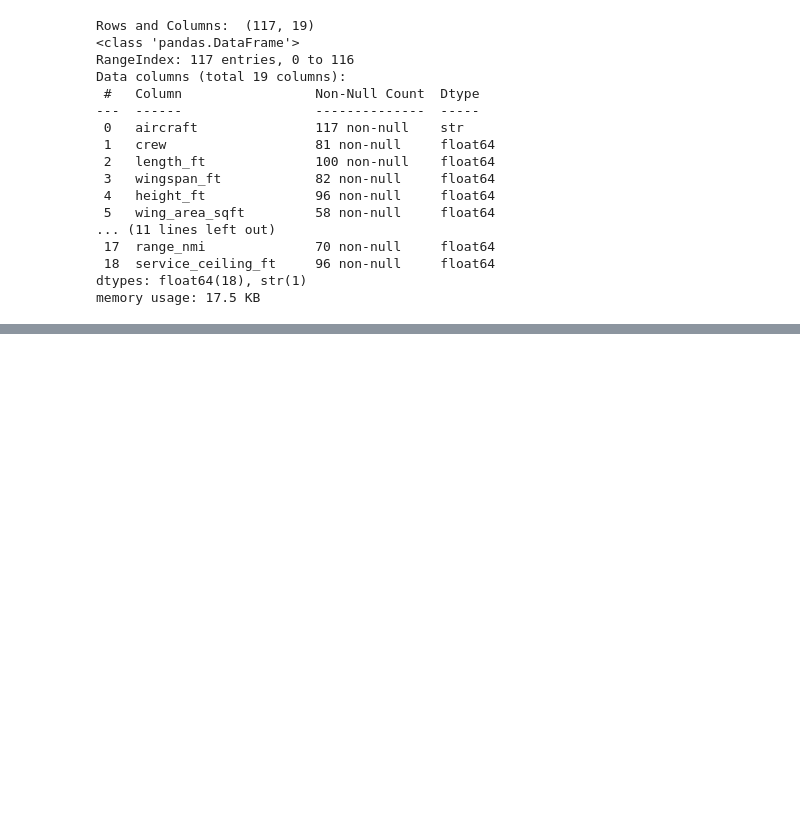
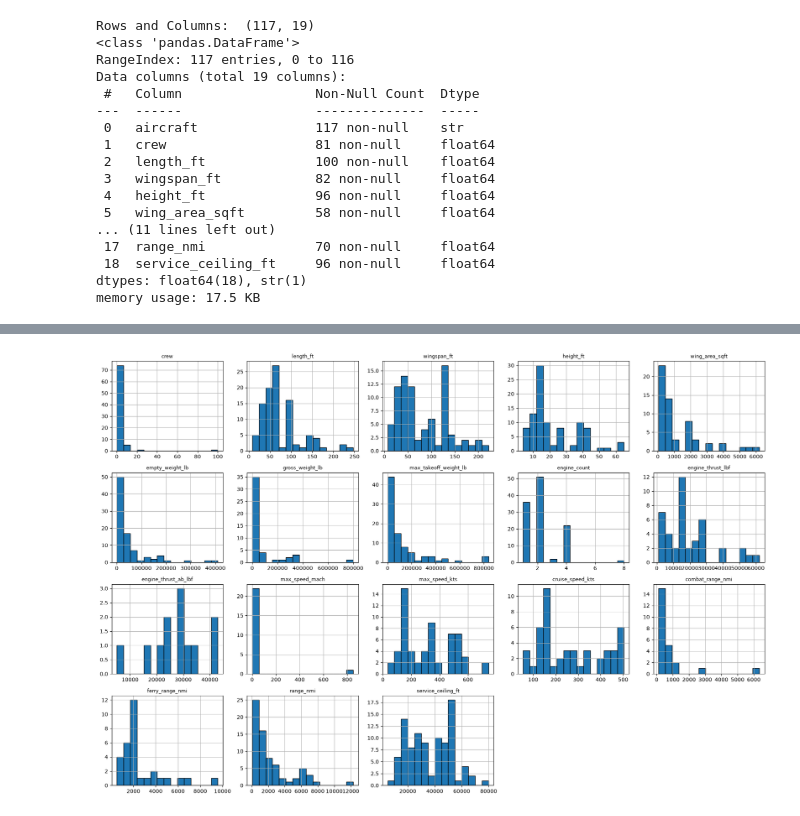
Before and after one commit to jessingit5/FlightEnvelopePredictor, a Jupyter notebook: notebooks/FlightEnvelopePredictor.ipynb, the cells around one changed output, grey strips where cells are left out. Cells and saved outputs as stored; diff of their text form; code cells hidden in the pictures; blank space fills up the shorter version.

```diff
--- a/notebooks/FlightEnvelopePredictor.ipynb
+++ b/notebooks/FlightEnvelopePredictor.ipynb
@@ -53,4 +53,16 @@ df.head()
 | 3 | EA-37B Compass Call | NaN | 96.0 | 93.00 | 25.0 | NaN | 48300.0 | ... |
 | 4 | Rockwell B-1 Lancer | 4.0 | 146.0 | 137.00 | 34.0 | 1950.0 | 192000.0 | ... |
 # %%
-#
+#Visualize distribution
+numeric_cols = df.select_dtypes(include=[np.number]).columns
+
+fig, axes = plt.subplots(4, 5, figsize=(18, 12))
+for ax, col in zip(axes.flatten(), numeric_cols):
+    df[col].dropna().hist(ax=ax, bins=15, edgecolor="black")
+    ax.set_title(col, fontsize=9)
+for ax in axes.flatten()[len(numeric_cols):]:
+    ax.axis("off")
+plt.tight_layout()
+plt.show()
+# %% [output]
+[figure, added]
```
Also changed, not shown: parts of 8 cells of this notebook.
